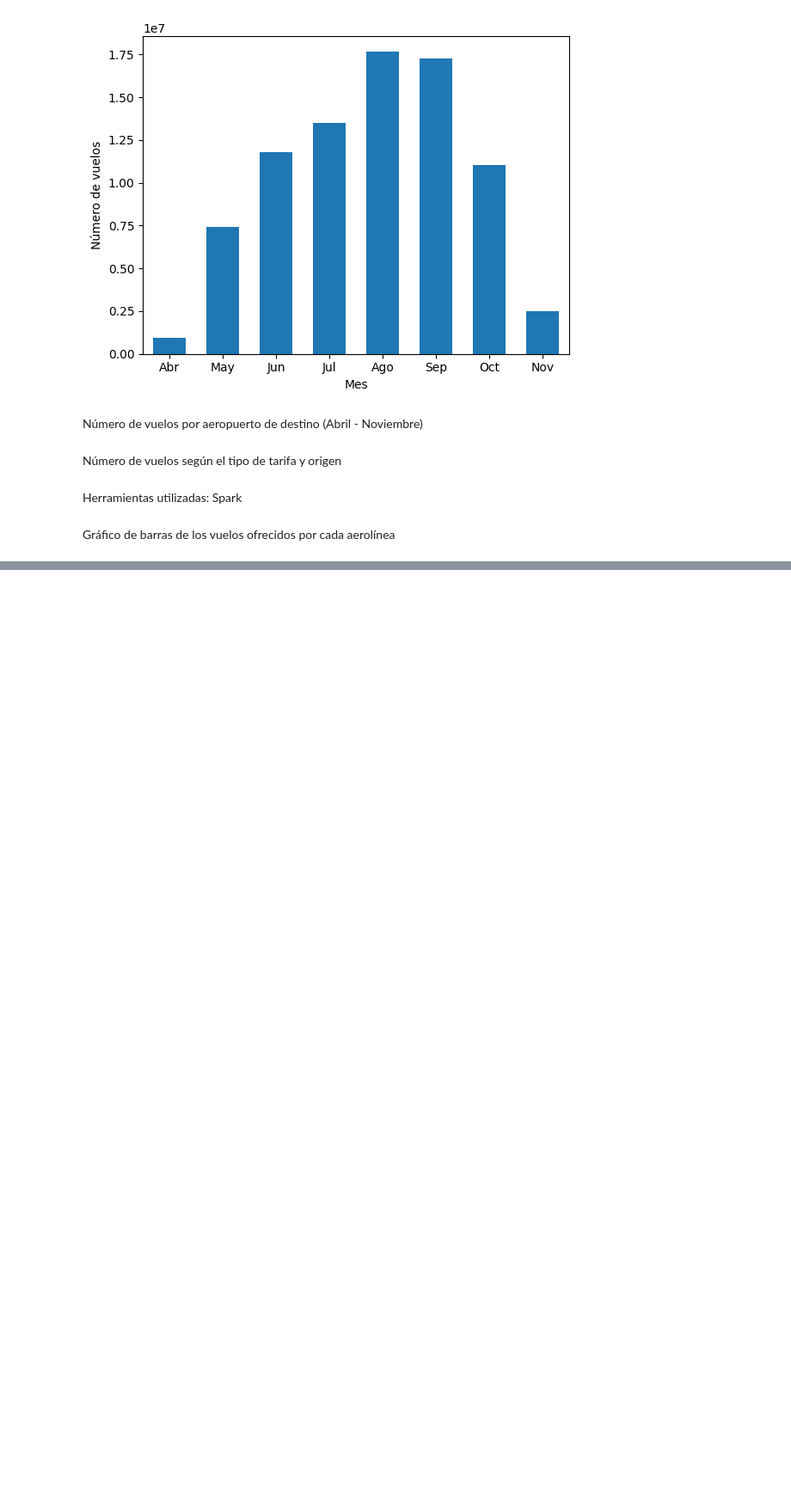
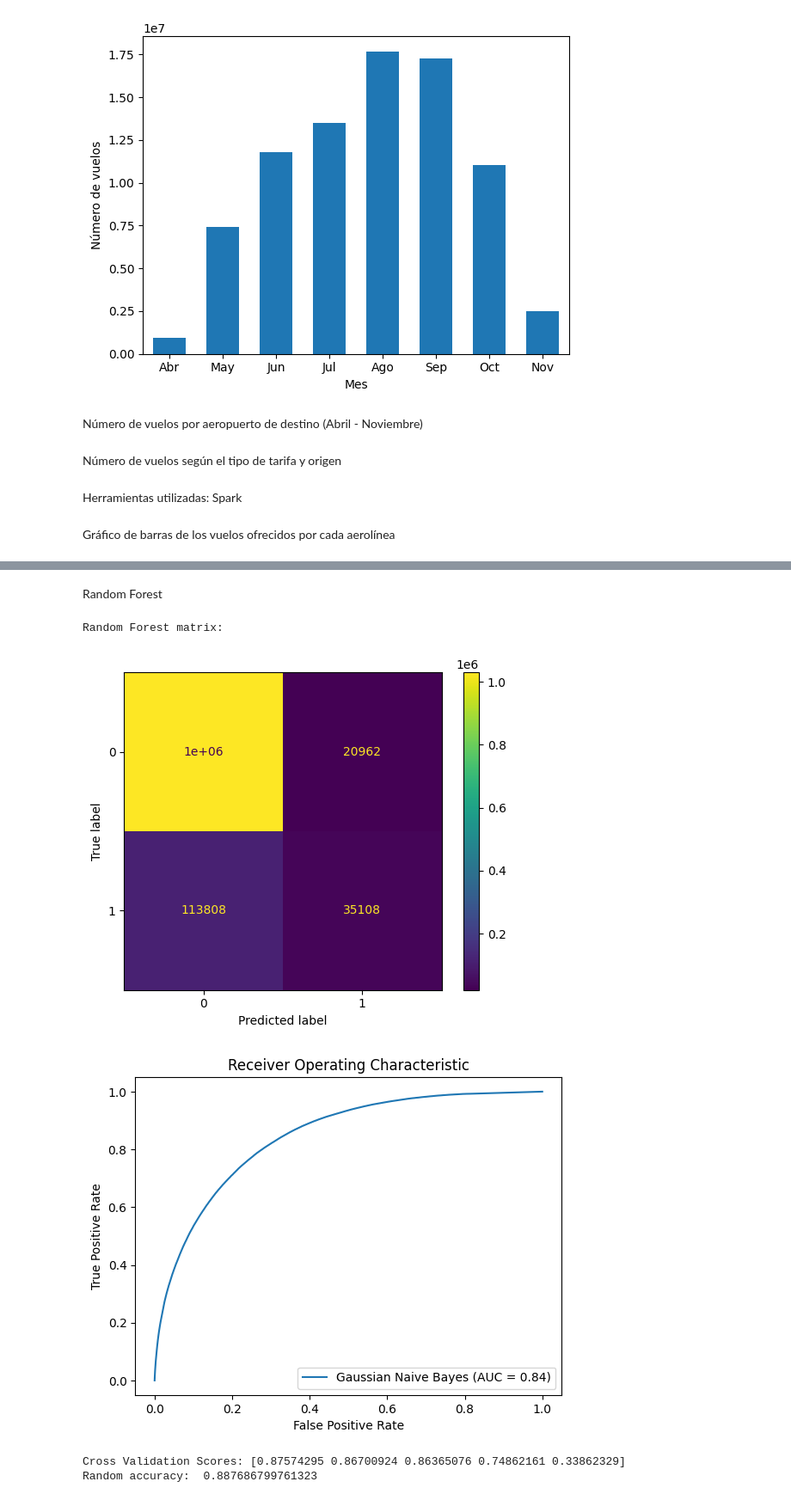
Before and after one commit to PRegi6/Min, a Jupyter notebook: Utils/codigoPablo.ipynb, the cells around one changed output, grey strips where cells are left out. Shown at 86% size. Drawn from its saved outputs; the diff is of its cells as text; code cells hidden in the pictures; blank space fills up the shorter version.

```diff
--- a/Utils/codigoPablo.ipynb
+++ b/Utils/codigoPablo.ipynb
@@ -162,0 +283,43 @@ plt.show()
+# %% [markdown]
+Random Forest
+# %%
+# Random Forest (Tarda demasiado)
+rf = RandomForestClassifier(n_estimators=100)
+rf.fit(X_train, y_train)
+rf_pred = rf.predict(X_test)
+
+# Evaluar calidad del modelo Random Forest
+rf_confusion = confusion_matrix(y_test, rf_pred)
+rf_fpr, rf_tpr, _ = roc_curve(y_test, rf.predict_proba(X_test)[:,1])
+rf_auc = roc_auc_score(y_test, rf.predict_proba(X_test)[:,1])
+rf_cv_score = cross_val_score(rf, df.drop('isBasicEconomy', axis=1), df['isBasicEconomy'], cv=5)
+
+print("Random Forest matrix:")
+disp = ConfusionMatrixDisplay(rf_confusion)
+disp.plot()
+plt.show()
+print("\n")
+
+# Dibujar la curva ROC para Gaussian Naive Bayes
+plt.plot(rf_fpr, rf_tpr, label='Gaussian Naive Bayes (AUC = {:.2f})'.format(rf_auc))
+
+# Agregar etiquetas y leyenda al gráfico
+plt.xlabel('False Positive Rate')
+plt.ylabel('True Positive Rate')
+plt.title('Receiver Operating Characteristic')
+plt.legend()
+plt.show()
+plt.show()
+
+# Cross validation score
+print("Cross Validation Scores:", rf_cv_score)
+
+#Calculo y muestro la precisión del modelo
+rf_acc = accuracy_score(y_test, rf_pred)
+print("Random accuracy: ", rf_acc)
+# %% [output]
+Random Forest matrix:
+[figure, added]
+[figure, added]
+Cross Validation Scores: [0.87574295 0.86700924 0.86365076 0.74862161 0.33862329]
+Random accuracy:  0.887686799761323
```
Also changed, not shown: parts of 7 cells of this notebook.
